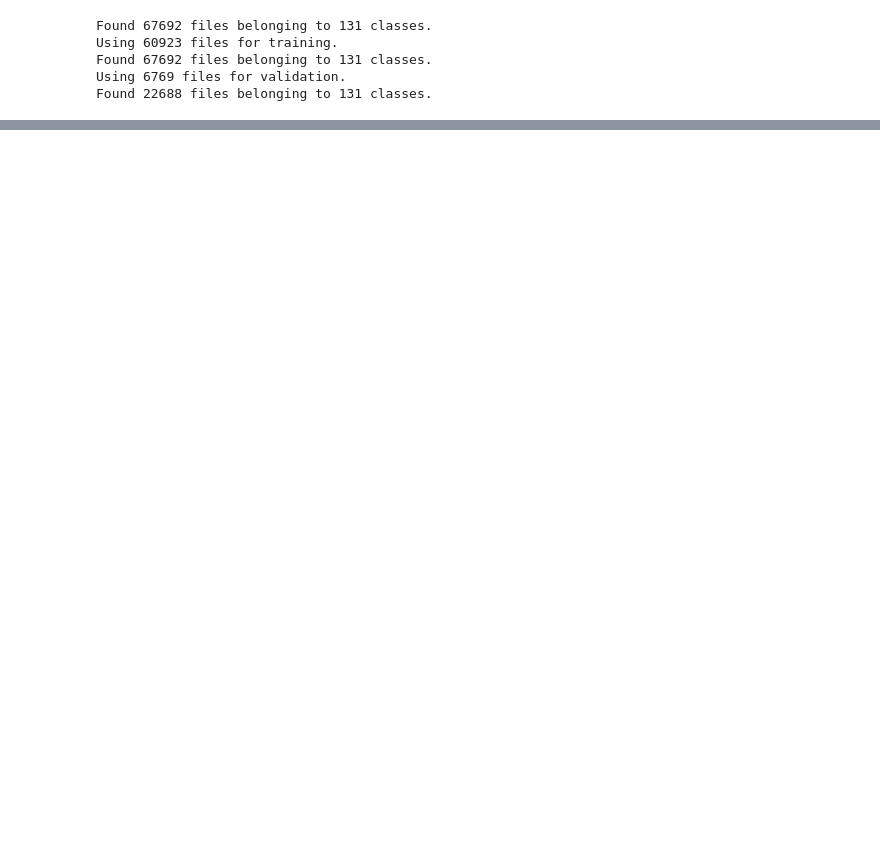
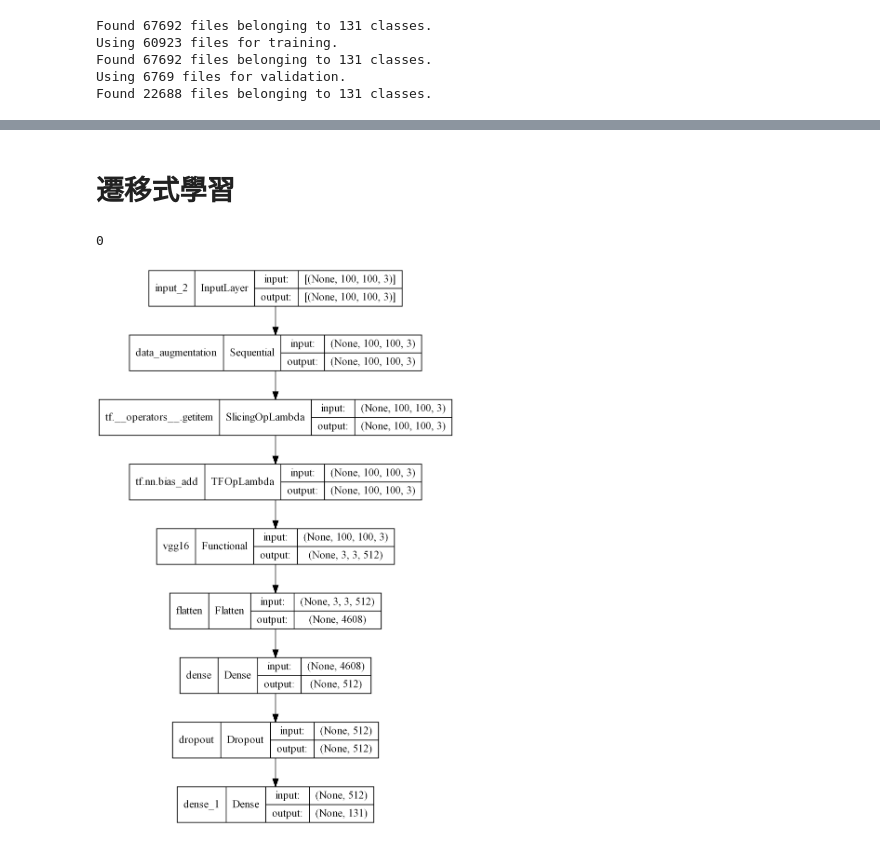
Before and after one commit to chouguting/machineVision, a Jupyter notebook: homework/04/hw4.ipynb, the cells around one changed output, grey strips where cells are left out. Drawn from its saved outputs; the diff is of its cells as text; code cells hidden in the pictures; blank space fills up the shorter version.

```diff
--- a/homework/04/hw4.ipynb
+++ b/homework/04/hw4.ipynb
@@ -23,0 +25,8 @@ print(test_path)
+# %%
+from tensorflow.keras.utils import plot_model
+from tensorflow.keras.preprocessing import image
+from IPython.display import display
+def show_model(model,figsize=(20,20)):
+    a = plot_model(model,'models/' + model.name +'.png', show_shapes=True, dpi=300)
+    display(a)
+    return
@@ -98,0 +130,30 @@ _________________________________________________________________
+# %% [markdown]
+# 遷移式學習
+# %%
+vgg_base = keras.applications.VGG16(include_top=False,
+                                    weights='imagenet',
+                                    input_shape=(100, 100, 3))
+vgg_base.trainable = False
+print(len(vgg_base.trainable_weights))
+# %% [output]
+0
+# %%
+data_augmentation = keras.Sequential([
+    layers.RandomFlip('horizontal'),
+    layers.RandomRotation(0.1),
+    layers.RandomZoom(0.2),
+    layers.RandomContrast(0.1)
+], name='data_augmentation')
+# %%
+inputs = keras.Input(shape=(100, 100, 3))
+x = data_augmentation(inputs)
+x = keras.applications.vgg16.preprocess_input(x)
+x = vgg_base(x)
+x = layers.Flatten()(x)
+x = layers.Dense(512, activation = 'relu')(x)
+x = layers.Dropout(0.3)(x)
+outputs = layers.Dense(131, activation='softmax')(x)
+model = keras.Model(inputs, outputs)
+show_model(model)
+# %% [output]
+[figure, added]
```
Also changed, not shown: parts of 29 cells of this notebook, 9 other files.
